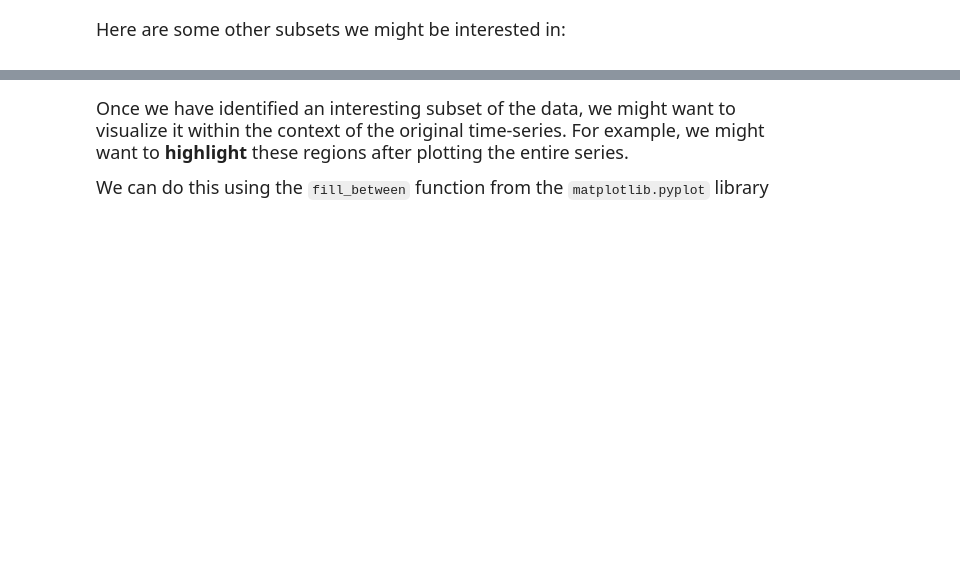
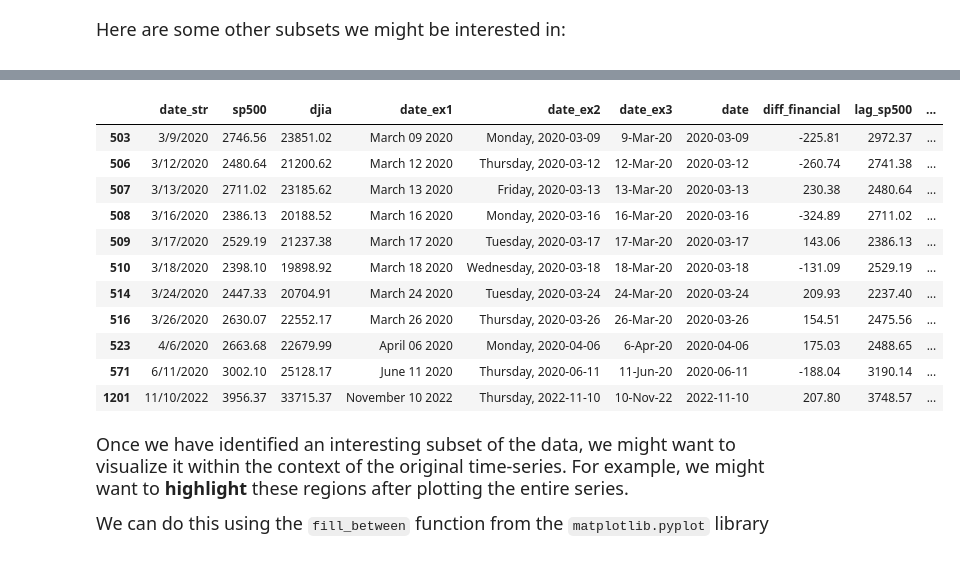
Before and after one commit to savvyscott27/qtm151fall2025, a Jupyter notebook: Lecture_18-time_series_data/Lecture18_MYCOPY.ipynb, the cells around one changed output, grey strips where cells are left out. Cells and saved outputs as stored; diff of their text form; code cells hidden in the pictures; blank space fills up the shorter version.

```diff
--- a/Lecture_18-time_series_data/Lecture18_MYCOPY.ipynb
+++ b/Lecture_18-time_series_data/Lecture18_MYCOPY.ipynb
@@ -465,6 +512,21 @@ display(subset_large_change)
 # %%
 # alternate way.
 # (x > 4 or x < -4) is equivalent to |x| > 4
+
+display(df_financial.query("growth_sp500.abs() > 5"))
+# %% [output]
+|  | date_str | sp500 | djia | date_ex1 | date_ex2 | date_ex3 | date | diff_financial | lag_sp500 | ... |
+| 503 | 3/9/2020 | 2746.56 | 23851.02 | March 09 2020 | Monday, 2020-03-09 | 9-Mar-20 | 2020-03-09 | -225.81 | 2972.37 | ... |
+| 506 | 3/12/2020 | 2480.64 | 21200.62 | March 12 2020 | Thursday, 2020-03-12 | 12-Mar-20 | 2020-03-12 | -260.74 | 2741.38 | ... |
+| 507 | 3/13/2020 | 2711.02 | 23185.62 | March 13 2020 | Friday, 2020-03-13 | 13-Mar-20 | 2020-03-13 | 230.38 | 2480.64 | ... |
+| 508 | 3/16/2020 | 2386.13 | 20188.52 | March 16 2020 | Monday, 2020-03-16 | 16-Mar-20 | 2020-03-16 | -324.89 | 2711.02 | ... |
+| 509 | 3/17/2020 | 2529.19 | 21237.38 | March 17 2020 | Tuesday, 2020-03-17 | 17-Mar-20 | 2020-03-17 | 143.06 | 2386.13 | ... |
+| 510 | 3/18/2020 | 2398.10 | 19898.92 | March 18 2020 | Wednesday, 2020-03-18 | 18-Mar-20 | 2020-03-18 | -131.09 | 2529.19 | ... |
+| 514 | 3/24/2020 | 2447.33 | 20704.91 | March 24 2020 | Tuesday, 2020-03-24 | 24-Mar-20 | 2020-03-24 | 209.93 | 2237.40 | ... |
+| 516 | 3/26/2020 | 2630.07 | 22552.17 | March 26 2020 | Thursday, 2020-03-26 | 26-Mar-20 | 2020-03-26 | 154.51 | 2475.56 | ... |
+| 523 | 4/6/2020 | 2663.68 | 22679.99 | April 06 2020 | Monday, 2020-04-06 | 6-Apr-20 | 2020-04-06 | 175.03 | 2488.65 | ... |
+| 571 | 6/11/2020 | 3002.10 | 25128.17 | June 11 2020 | Thursday, 2020-06-11 | 11-Jun-20 | 2020-06-11 | -188.04 | 3190.14 | ... |
+| 1201 | 11/10/2022 | 3956.37 | 33715.37 | November 10 2022 | Thursday, 2022-11-10 | 10-Nov-22 | 2022-11-10 | 207.80 | 3748.57 | ... |
 # %% [markdown]
 <font size = "4">
 
```
Also changed, not shown: parts of 7 cells of this notebook, 2 other files.
